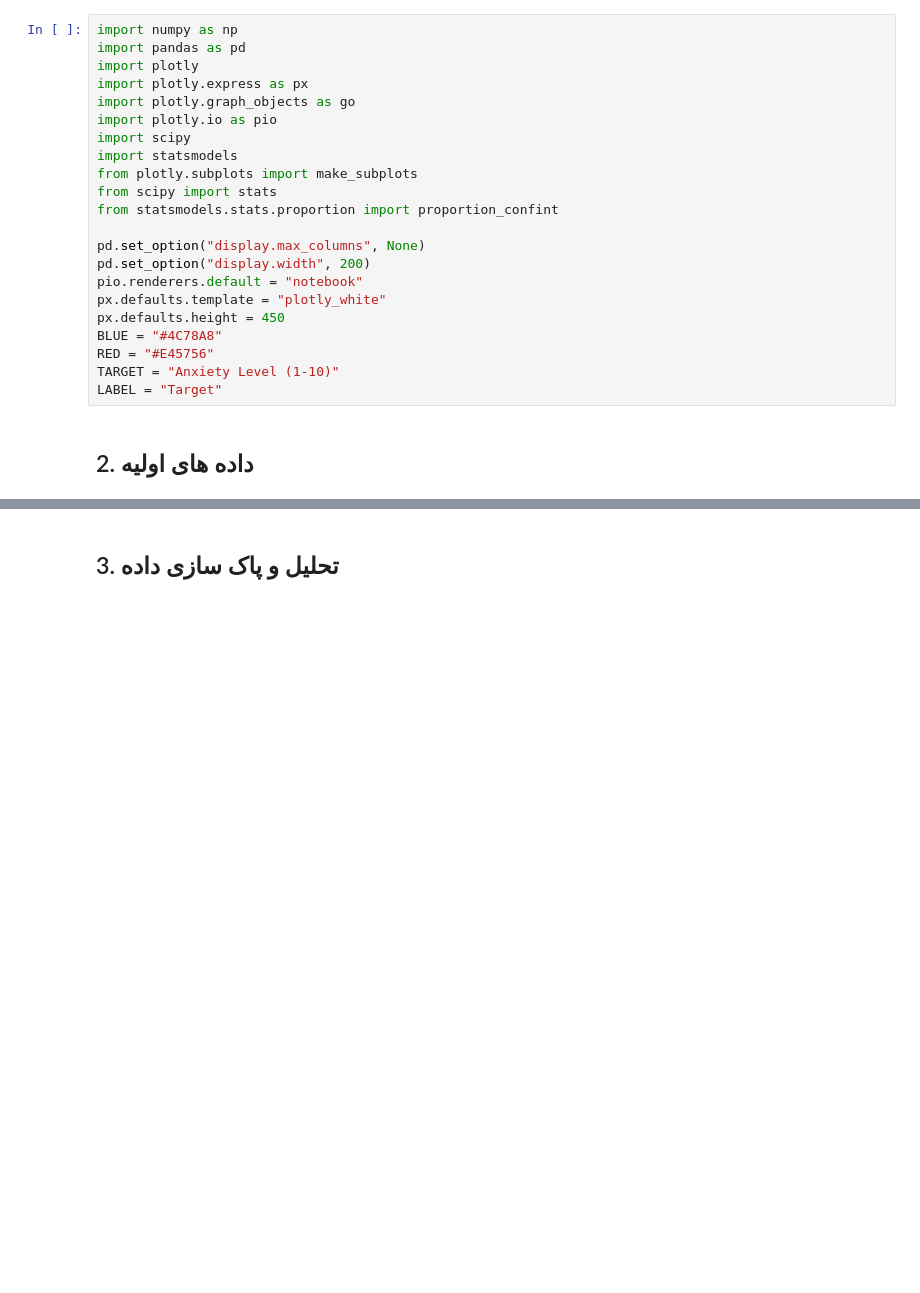
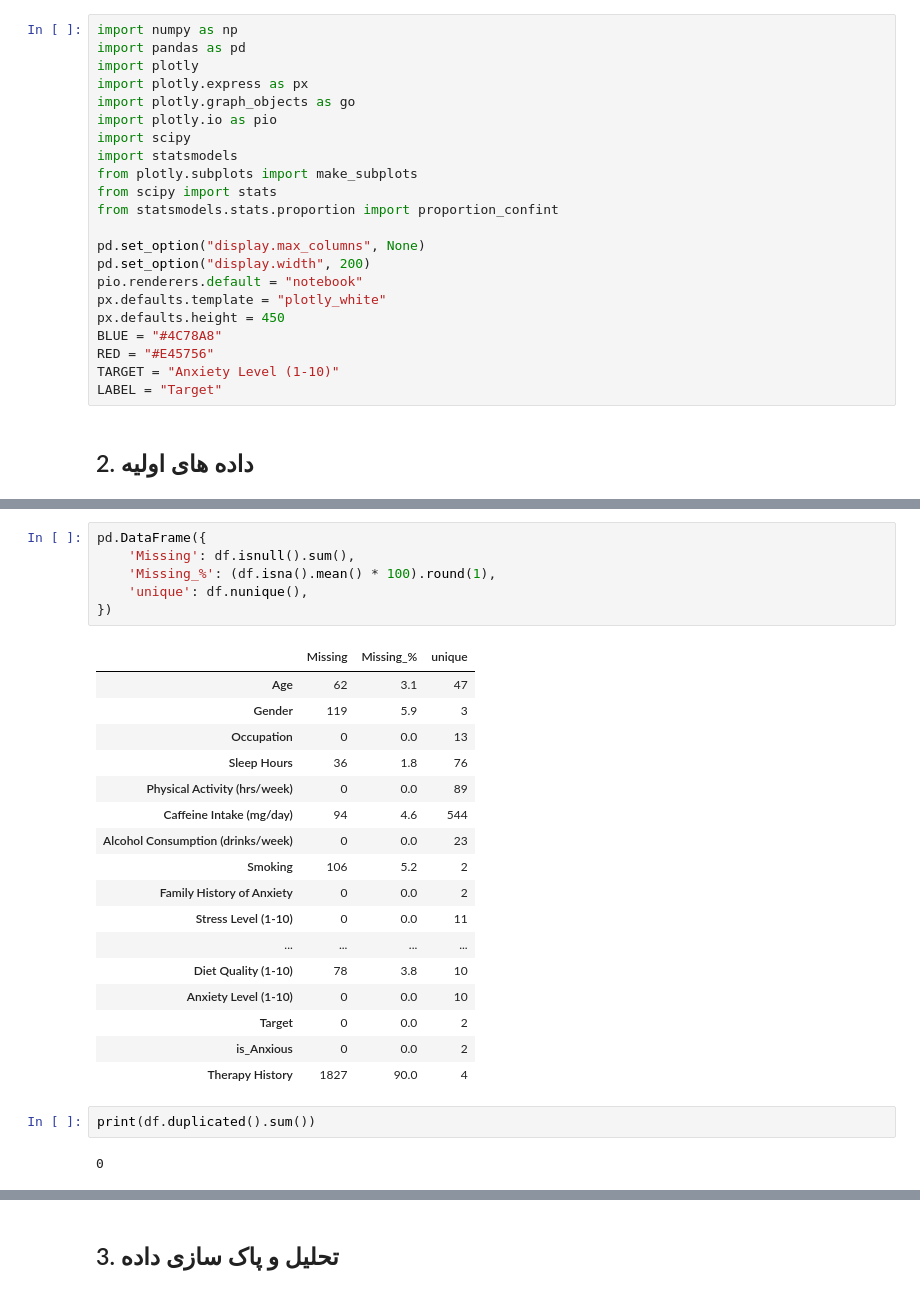
Before and after one commit to Alikhoshakhlagh/quera-data, a Jupyter notebook: quera_data.ipynb, the cells around one changed output, grey strips where cells are left out. Drawn from its saved outputs; the diff is of its cells as text; blank space fills up the shorter version.

Commit message:
Add initial data exploration

```diff
--- a/quera_data.ipynb
+++ b/quera_data.ipynb
@@ -36,0 +89,28 @@ LABEL = "Target"
+# %%
+pd.DataFrame({
+    'Missing': df.isnull().sum(),
+    'Missing_%': (df.isna().mean() * 100).round(1),
+    'unique': df.nunique(),
+})
+# %% [output]
+|  | Missing | Missing_% | unique |
+| Age | 62 | 3.1 | 47 |
+| Gender | 119 | 5.9 | 3 |
+| Occupation | 0 | 0.0 | 13 |
+| Sleep Hours | 36 | 1.8 | 76 |
+| Physical Activity (hrs/week) | 0 | 0.0 | 89 |
+| Caffeine Intake (mg/day) | 94 | 4.6 | 544 |
+| Alcohol Consumption (drinks/week) | 0 | 0.0 | 23 |
+| Smoking | 106 | 5.2 | 2 |
+| Family History of Anxiety | 0 | 0.0 | 2 |
+| Stress Level (1-10) | 0 | 0.0 | 11 |
+| ... | ... | ... | ... |
+| Diet Quality (1-10) | 78 | 3.8 | 10 |
+| Anxiety Level (1-10) | 0 | 0.0 | 10 |
+| Target | 0 | 0.0 | 2 |
+| is_Anxious | 0 | 0.0 | 2 |
+| Therapy History | 1827 | 90.0 | 4 |
+# %%
+print(df.duplicated().sum())
+# %% [output]
+0
```
Also changed, not shown: parts of 4 cells of this notebook, 1 other file.
